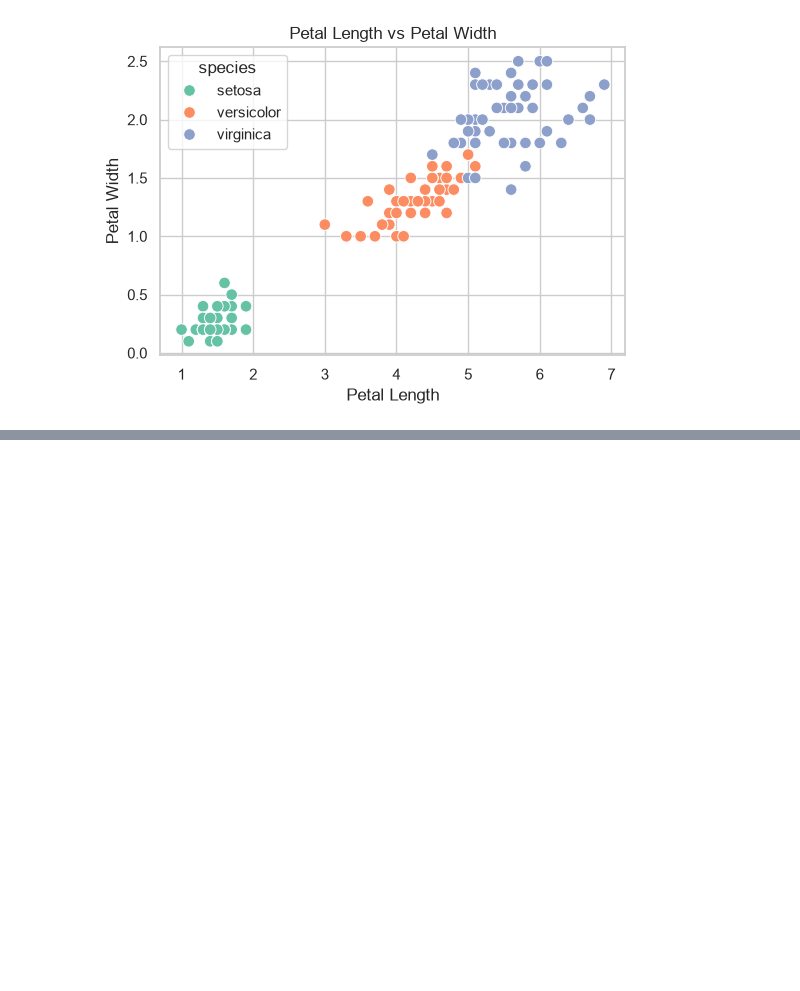
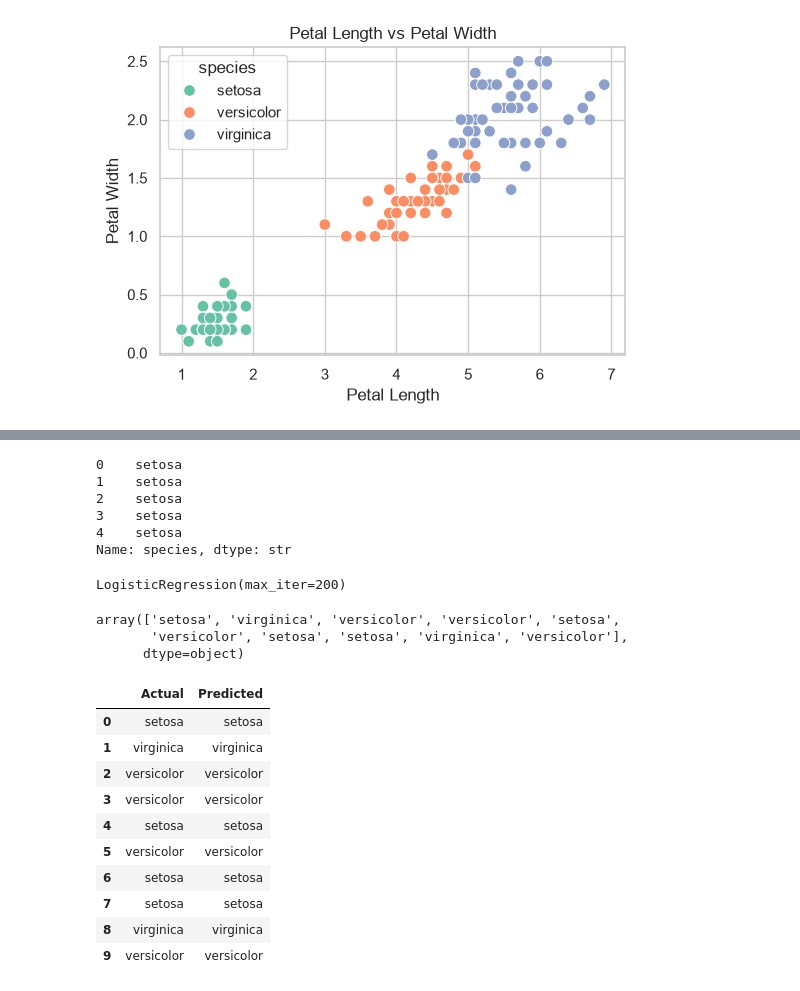
Before and after one commit to mdraihankabirsifat/codveda-data-science-internship, a Jupyter notebook: 02_Level_2/Task_1_Regression/Task_1_Iris_Classification.ipynb, the cells around one changed output, grey strips where cells are left out. Drawn from its saved outputs; the diff is of its cells as text; code cells hidden in the pictures; blank space fills up the shorter version.

```diff
--- a/02_Level_2/Task_1_Regression/Task_1_Iris_Classification.ipynb
+++ b/02_Level_2/Task_1_Regression/Task_1_Iris_Classification.ipynb
@@ -85,0 +98,9 @@ plt.show()
+# %%
+y.head()
+# %% [output]
+0    setosa
+1    setosa
+2    setosa
+3    setosa
+4    setosa
+Name: species, dtype: str
@@ -85,0 +117,8 @@ plt.show()
+# %%
+from sklearn.linear_model import LogisticRegression
+
+model = LogisticRegression(max_iter=200)
+
+model.fit(X_train, y_train)
+# %% [output]
+LogisticRegression(max_iter=200)
@@ -85,0 +127,25 @@ plt.show()
+# %%
+predictions[:10]
+# %% [output]
+array(['setosa', 'virginica', 'versicolor', 'versicolor', 'setosa',
+       'versicolor', 'setosa', 'setosa', 'virginica', 'versicolor'],
+      dtype=object)
+# %%
+comparison = pd.DataFrame({
+    "Actual": y_test.values,
+    "Predicted": predictions
+})
+
+comparison.head(10)
+# %% [output]
+|  | Actual | Predicted |
+| 0 | setosa | setosa |
+| 1 | virginica | virginica |
+| 2 | versicolor | versicolor |
+| 3 | versicolor | versicolor |
+| 4 | setosa | setosa |
+| 5 | versicolor | versicolor |
+| 6 | setosa | setosa |
+| 7 | setosa | setosa |
+| 8 | virginica | virginica |
+| 9 | versicolor | versicolor |
```
Also changed, not shown: parts of 8 cells of this notebook.
